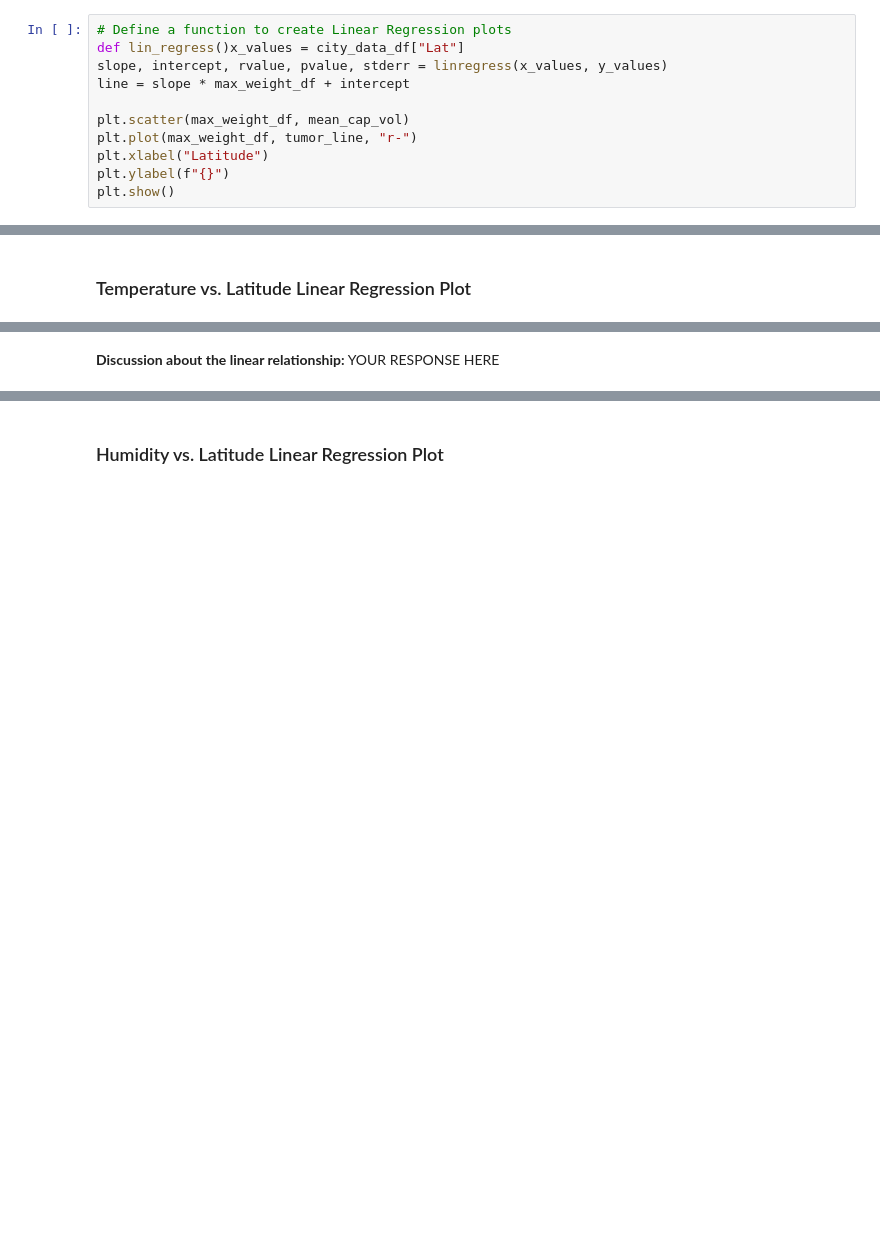
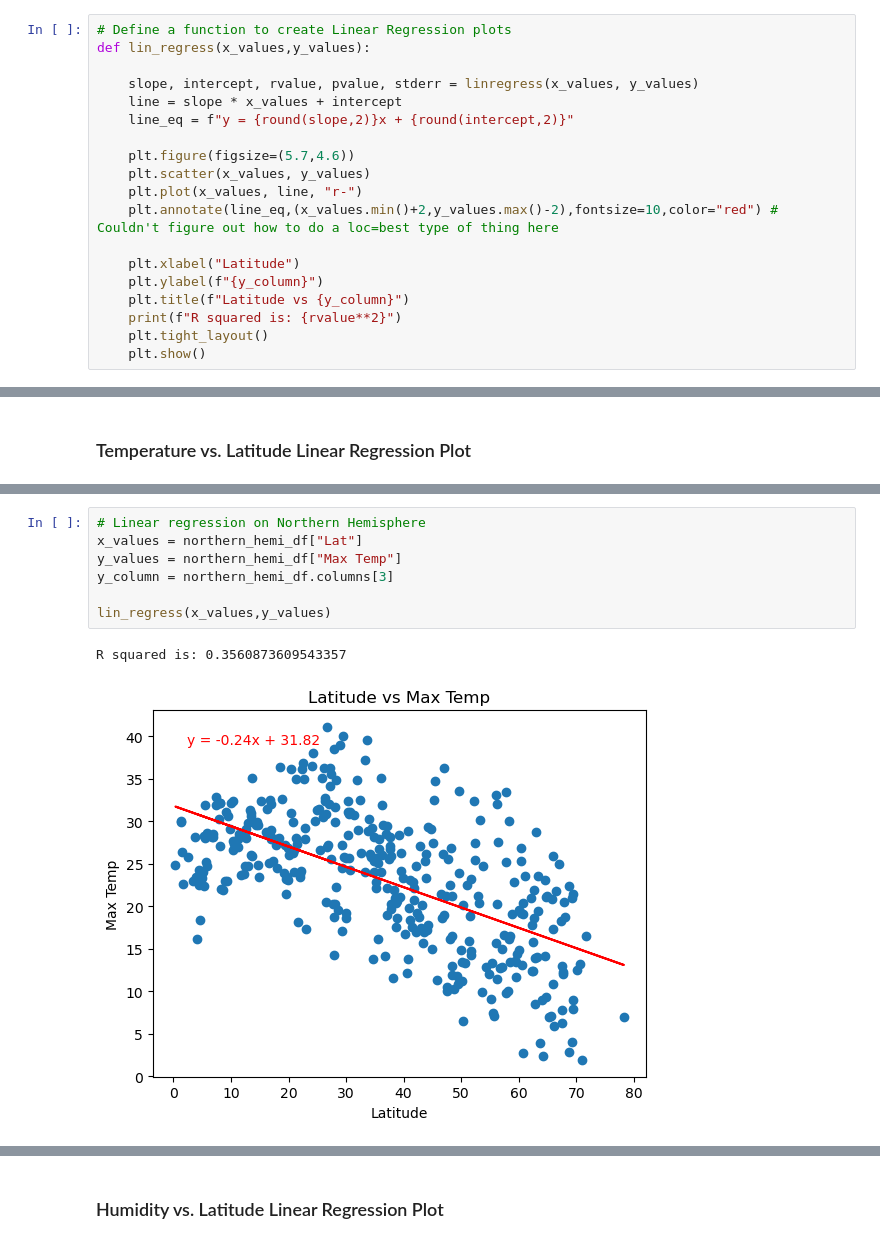
Before and after one commit to CathyMatthee/python-api-challenge, a Jupyter notebook: Weather_Vacation_Py/WeatherPy.ipynb, the cells around one changed output, grey strips where cells are left out. Drawn from its saved outputs; the diff is of its cells as text; blank space fills up the shorter version.

```diff
--- a/Weather_Vacation_Py/WeatherPy.ipynb
+++ b/Weather_Vacation_Py/WeatherPy.ipynb
@@ -288,15 +288,23 @@ plt.show()
 ## Requirement 2: Compute Linear Regression for Each Relationship
 # %%
 # Define a function to create Linear Regression plots
-def lin_regress()x_values = city_data_df["Lat"]
-slope, intercept, rvalue, pvalue, stderr = linregress(x_values, y_values)
-line = slope * max_weight_df + intercept
+def lin_regress(x_values,y_values):
 
-plt.scatter(max_weight_df, mean_cap_vol)
-plt.plot(max_weight_df, tumor_line, "r-")
-plt.xlabel("Latitude")
-plt.ylabel(f"{}")
-plt.show()
+    slope, intercept, rvalue, pvalue, stderr = linregress(x_values, y_values)
+    line = slope * x_values + intercept
+    line_eq = f"y = {round(slope,2)}x + {round(intercept,2)}"
+
+    plt.figure(figsize=(5.7,4.6))
+    plt.scatter(x_values, y_values)
+    plt.plot(x_values, line, "r-")
+    plt.annotate(line_eq,(x_values.min()+2,y_values.max()-2),fontsize=10,color="red") # Couldn't figure out how to do a loc=best type of thing here
+
+    plt.xlabel("Latitude")
+    plt.ylabel(f"{y_column}")
+    plt.title(f"Latitude vs {y_column}")
+    print(f"R squared is: {rvalue**2}")
+    plt.tight_layout()
+    plt.show()
 # %%
 # Create a DataFrame with the Northern Hemisphere data (Latitude >= 0)
 northern_hemi_df = city_data_df.loc[(city_data_df["Lat"] >=0),:]
@@ -342,2 +338,10 @@ The r^2-value is: 0.5828302644085626
-# %% [markdown]
-**Discussion about the linear relationship:** YOUR RESPONSE HERE
+# %%
+# Linear regression on Northern Hemisphere
+x_values = northern_hemi_df["Lat"]
+y_values = northern_hemi_df["Max Temp"]
+y_column = northern_hemi_df.columns[3]
+
+lin_regress(x_values,y_values)
+# %% [output]
+R squared is: 0.3560873609543357
+[figure, added]
```
Also changed, not shown: parts of 24 cells of this notebook, 3 other files.
